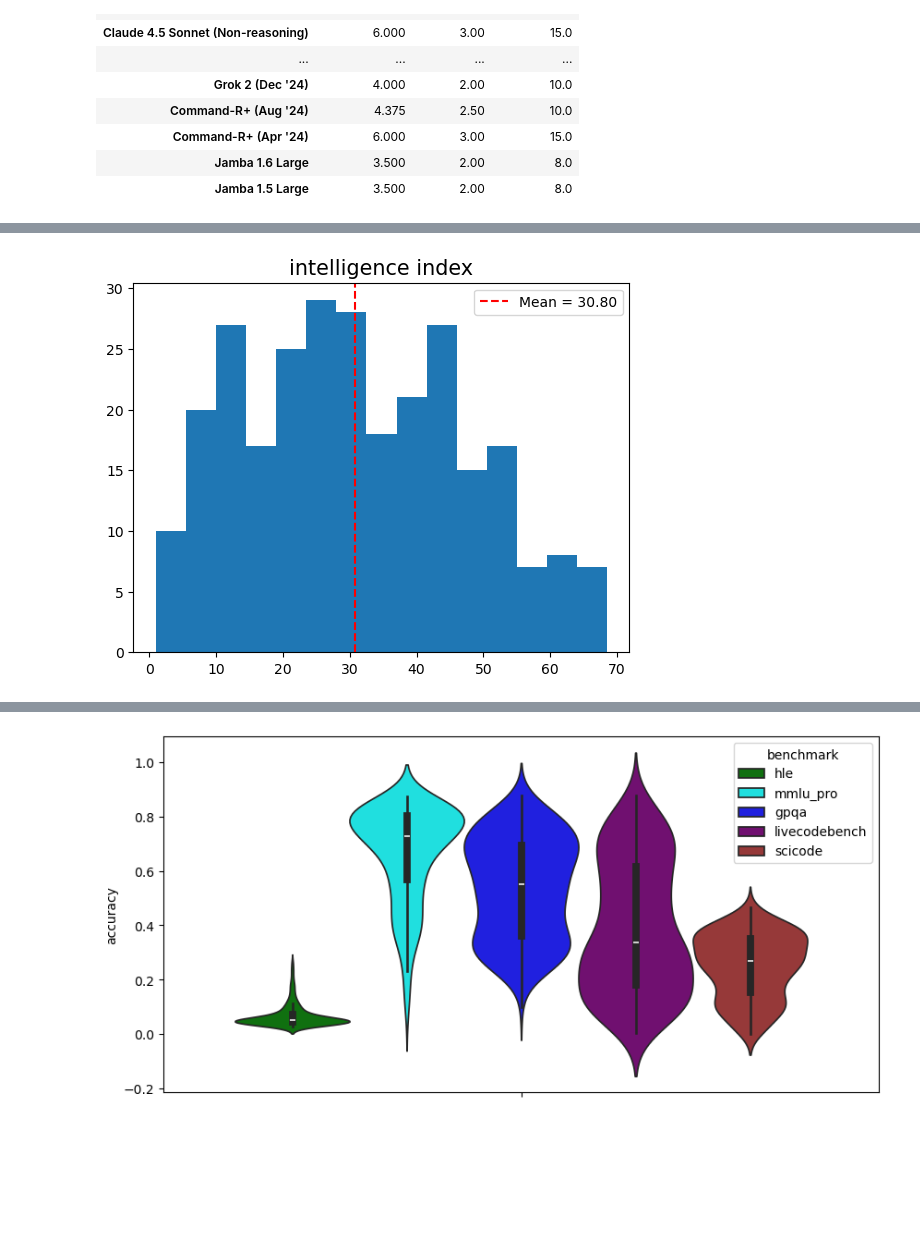
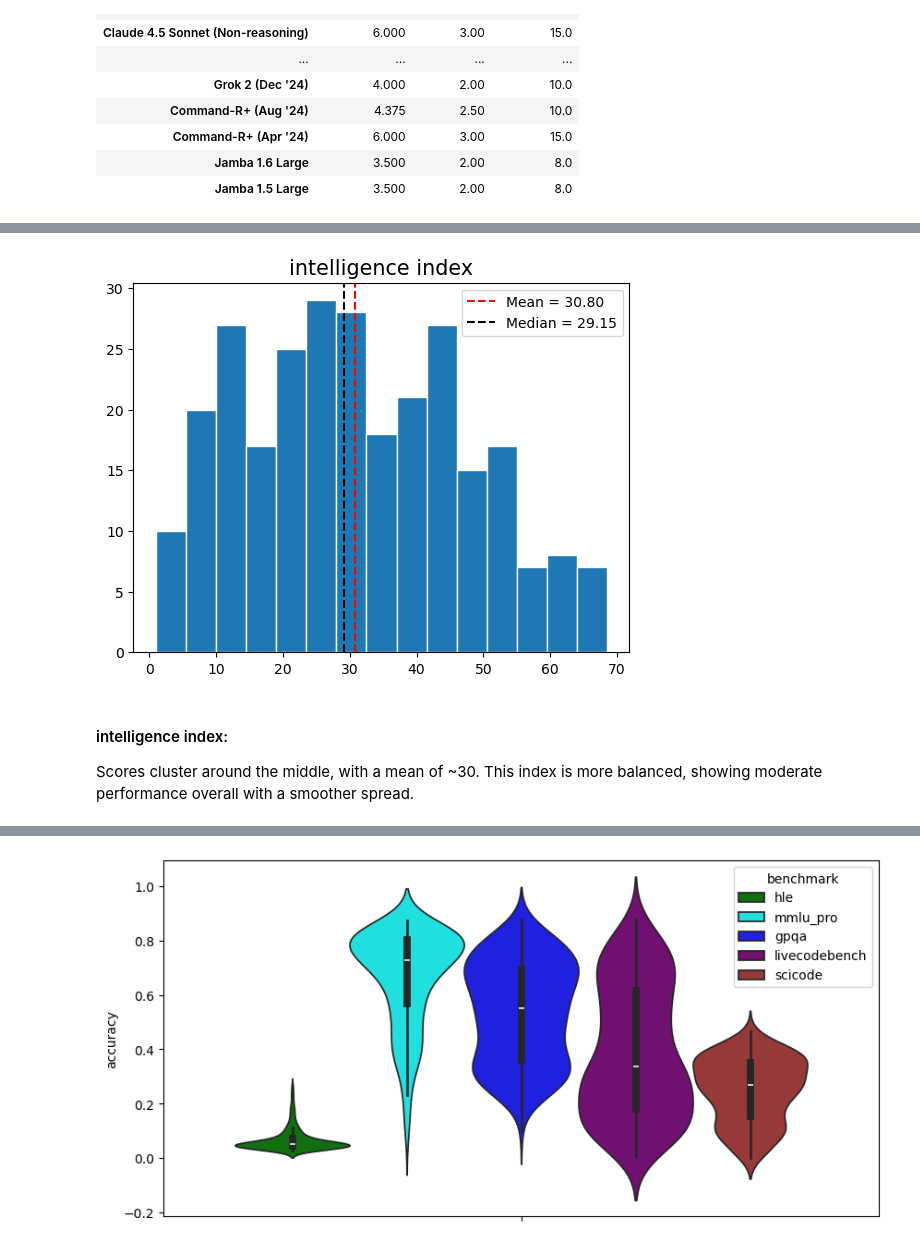
Before and after one commit to JamesDrQ/llm-performance-vs-cost, a Jupyter notebook: 02-EDACheckpoint.ipynb, the cells around one changed output, grey strips where cells are left out. Drawn from its saved outputs; the diff is of its cells as text; code cells hidden in the pictures; blank space fills up the shorter version.

```diff
--- a/02-EDACheckpoint.ipynb
+++ b/02-EDACheckpoint.ipynb
@@ -433,0 +444,3 @@ Next, we evaluate performnance metrics using the same method.
+# %%
+# remove extreme outliers:
+leaderboard = leaderboard[leaderboard['blended_price'] < 25]
@@ -456,8 +495,13 @@ From obervation, we determine that there's no need to remove outliers for the pe
 # %%
-plt.hist(leaderboard['intelligence_index'], bins=15);
+plt.hist(leaderboard['intelligence_index'], bins=15, edgecolor='white');
 plt.title('intelligence index', fontsize=15);
 mean = np.mean(leaderboard['intelligence_index'])
+median = np.median(leaderboard['intelligence_index'])
 plt.axvline(mean, color='red', linestyle='--', label=f'Mean = {mean:.2f}')
+plt.axvline(median, color='black', linestyle='--', label=f'Median = {median:.2f}')
 plt.legend();
 # %% [output]
-[figure, old version]
+[figure, new version]
+# %% [markdown]
+#### intelligence index:
+Scores cluster around the middle, with a mean of ~30. This index is more balanced, showing moderate performance overall with a smoother spread.
```
Also changed, not shown: parts of 30 cells of this notebook.
